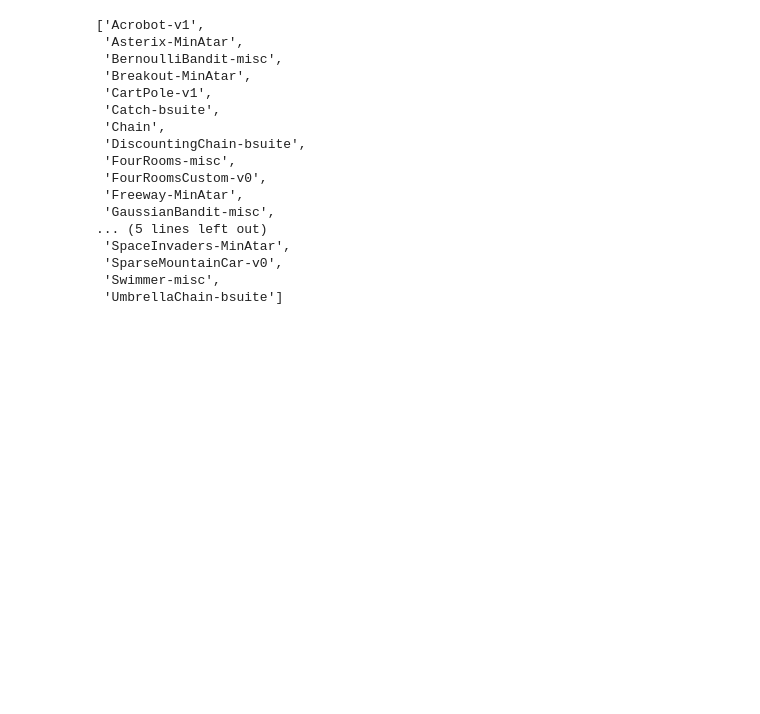
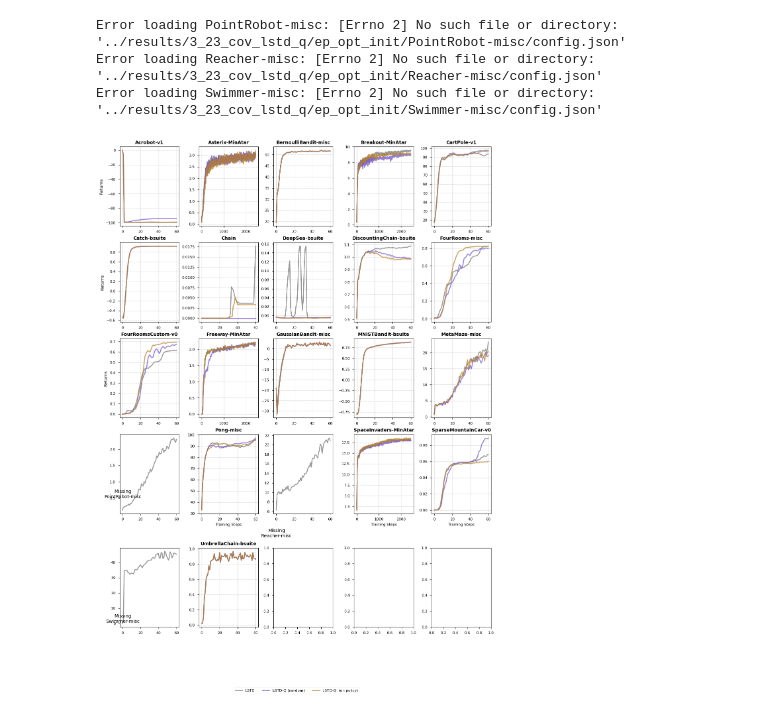
Before and after one commit to dillonmsandhu/td-avar-explore, a Jupyter notebook: deep/notebooks/plot_2026_all.ipynb, the cells around one changed output. Cells and saved outputs as stored; diff of their text form; code cells hidden in the pictures; blank space fills up the shorter version.

```diff
--- a/deep/notebooks/plot_2026_all.ipynb
+++ b/deep/notebooks/plot_2026_all.ipynb
@@ -114,21 +116,14 @@ plt.show()
-# %%
-envs.remove('DeepSea-bsuite')
-envs
-# %% [output]
-['Acrobot-v1',
- 'Asterix-MinAtar',
- 'BernoulliBandit-misc',
- 'Breakout-MinAtar',
- 'CartPole-v1',
- 'Catch-bsuite',
- 'Chain',
- 'DiscountingChain-bsuite',
- 'FourRooms-misc',
- 'FourRoomsCustom-v0',
- 'Freeway-MinAtar',
- 'GaussianBandit-misc',
-... (5 lines left out)
- 'SpaceInvaders-MinAtar',
- 'SparseMountainCar-v0',
- 'Swimmer-misc',
- 'UmbrellaChain-bsuite']
+# %%
+runs = [
+    {"run_dir": "3_18_cov_lstd/ep_2", "name": "LSTD", "color": "black", "alpha": 0.4},
+    # {"run_dir": "3_23_cov_lspi/ep", "name": "LSPI", "color": "#1f77b4", "alpha": 0.75},
+    {"run_dir": "3_23_cov_lstd_q/ep_opt_init", "name": "LSTD-Q (random)", "color": "#7154d1", "alpha": 0.75},
+    {"run_dir": "3_23_cov_lstd_q_on_policy/ep_opt_init", "name": "LSTD-Q. (on policy)", "color": "#b88027", "alpha": 0.75},
+]
+
+plot_all(runs)
+# %% [output]
+Error loading PointRobot-misc: [Errno 2] No such file or directory: '../results/3_23_cov_lstd_q/ep_opt_init/PointRobot-misc/config.json'
+Error loading Reacher-misc: [Errno 2] No such file or directory: '../results/3_23_cov_lstd_q/ep_opt_init/Reacher-misc/config.json'
+Error loading Swimmer-misc: [Errno 2] No such file or directory: '../results/3_23_cov_lstd_q/ep_opt_init/Swimmer-misc/config.json'
+[figure, added]
```
Also changed, not shown: parts of 6 cells of this notebook, 3 other files.
